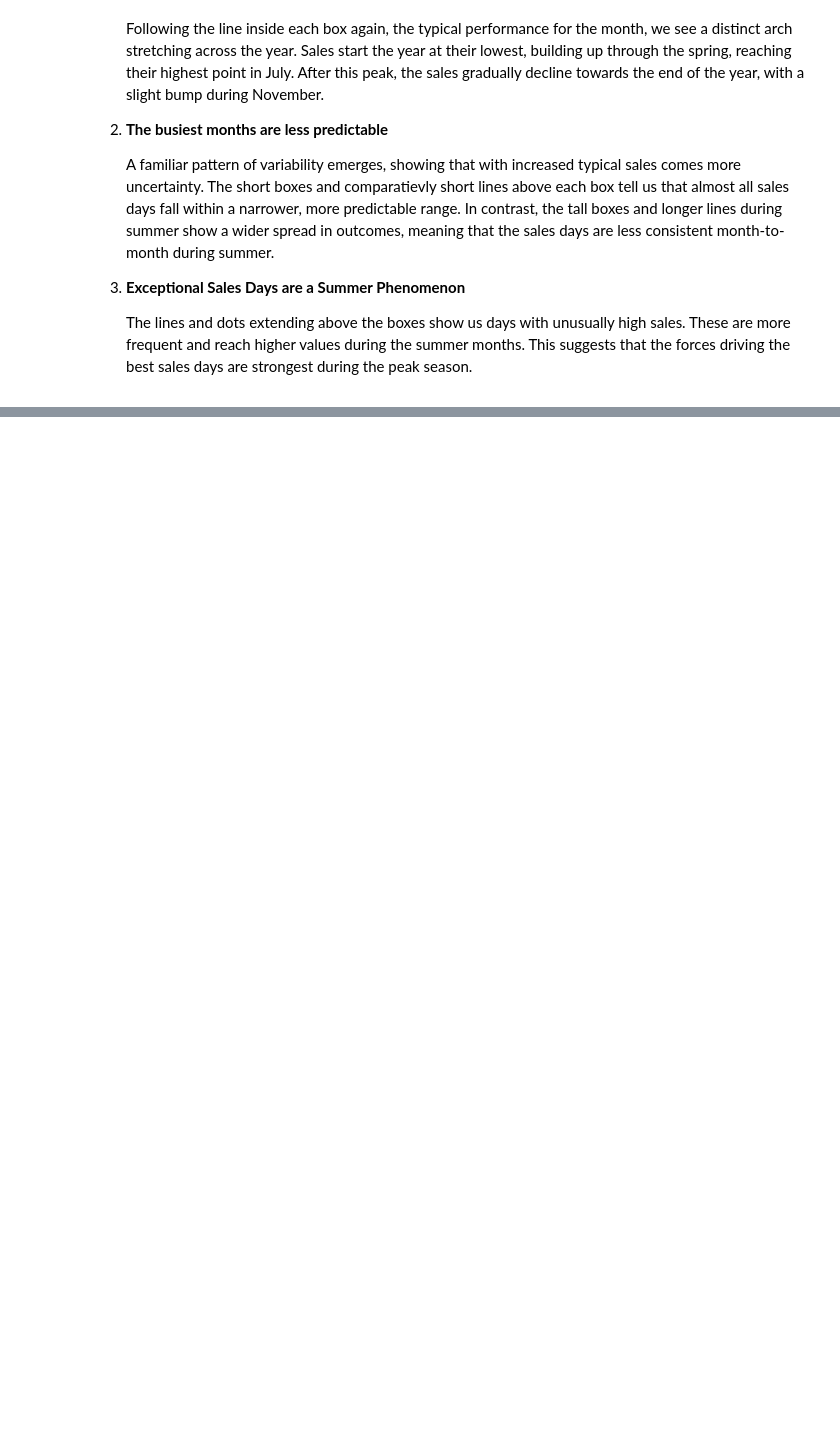
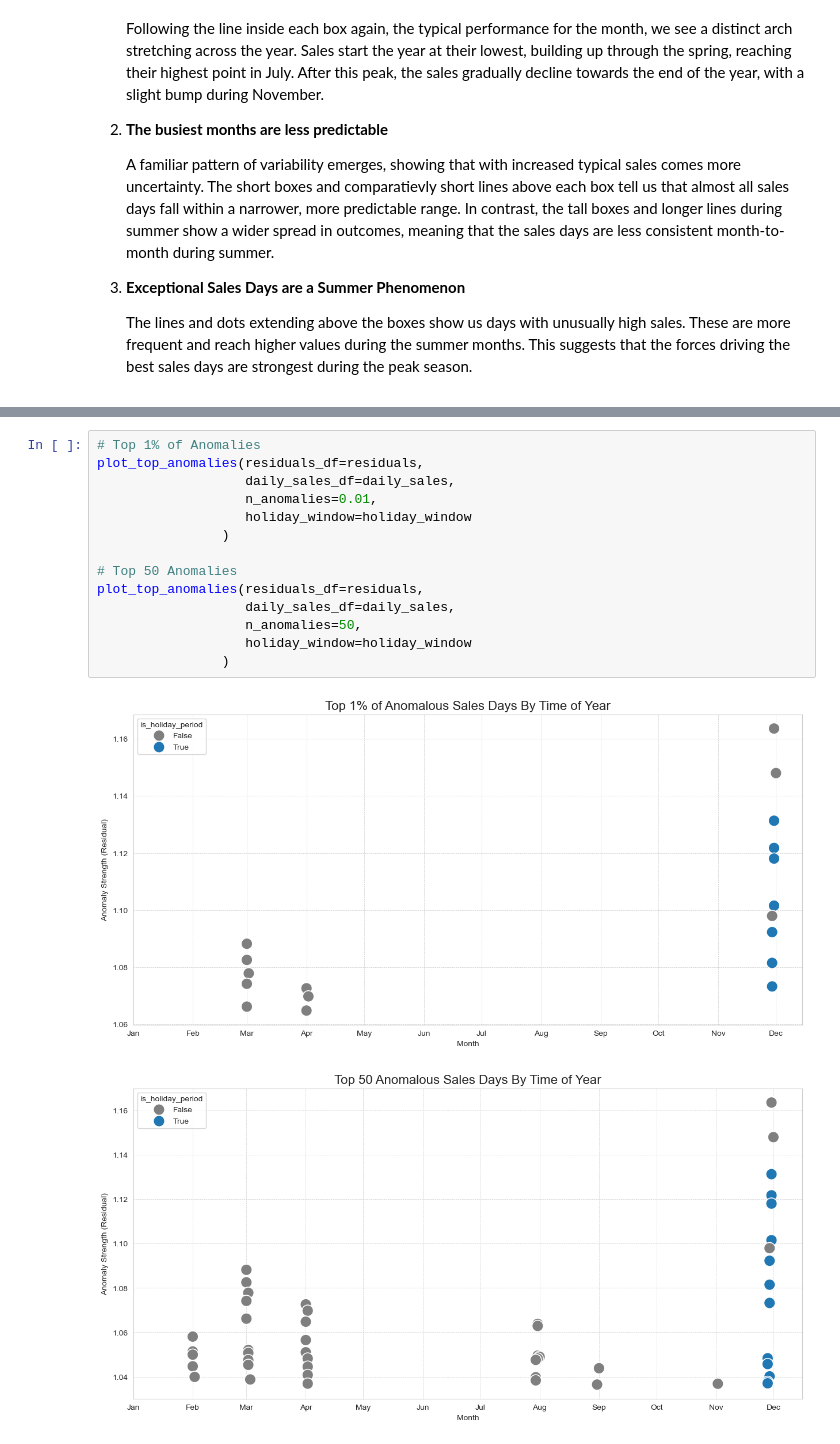
Before and after one commit to Midtlyng/sales_demand_forecasting_new, a Jupyter notebook: notebooks/01_exploratory_data_analysis.ipynb, the cells around one changed output, grey strips where cells are left out. Cells and saved outputs as stored; diff of their text form; blank space fills up the shorter version.

```diff
--- a/notebooks/01_exploratory_data_analysis.ipynb
+++ b/notebooks/01_exploratory_data_analysis.ipynb
@@ -119,0 +270,17 @@ Just as we explored the weekly rhythm, this chart lets us take a closer look at
+# %%
+# Top 1% of Anomalies
+plot_top_anomalies(residuals_df=residuals,
+                   daily_sales_df=daily_sales,
+                   n_anomalies=0.01,
+                   holiday_window=holiday_window
+                )
+
+# Top 50 Anomalies
+plot_top_anomalies(residuals_df=residuals,
+                   daily_sales_df=daily_sales,
+                   n_anomalies=50,
+                   holiday_window=holiday_window
+                )
+# %% [output]
+[figure, added]
+[figure, added]
```
Also changed, not shown: parts of 9 cells of this notebook.
